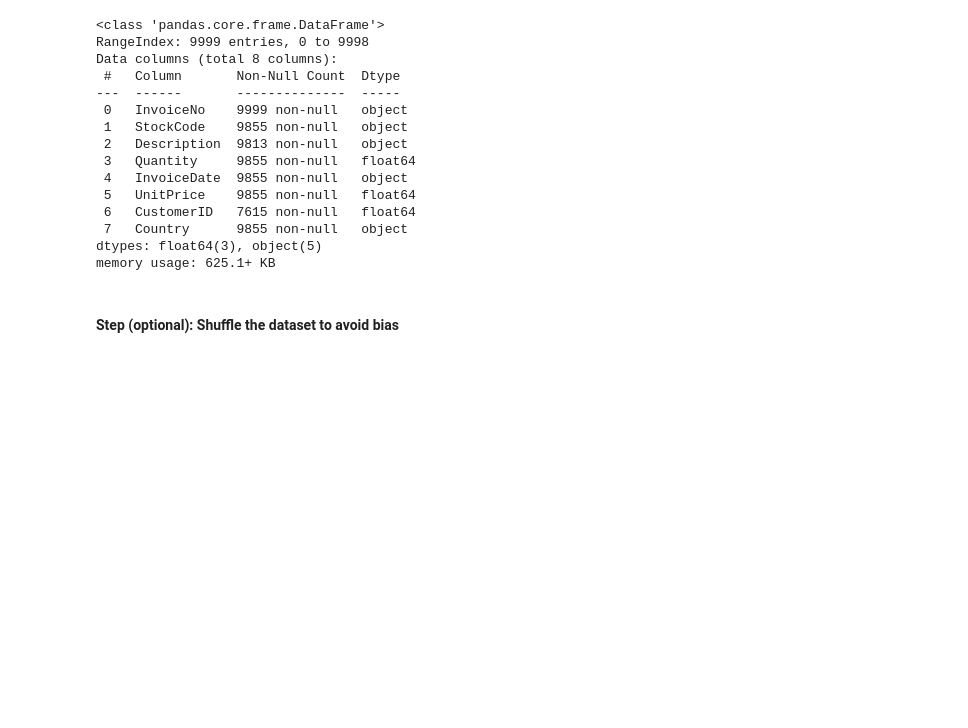
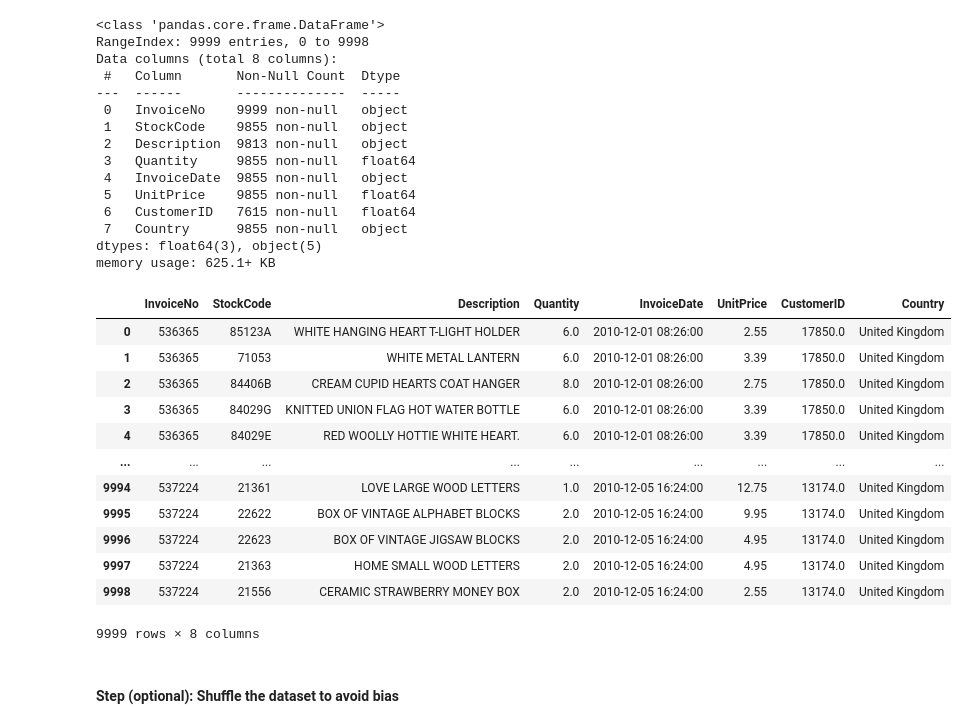
Before and after one commit to Rahafzsh/DataMiningTasks, a Jupyter notebook: Lab10/lab10_LastVersion.ipynb, the cells around one changed output. Cells and saved outputs as stored; diff of their text form; code cells hidden in the pictures; blank space fills up the shorter version.

```diff
--- a/Lab10/lab10_LastVersion.ipynb
+++ b/Lab10/lab10_LastVersion.ipynb
@@ -66,6 +66,22 @@ Data columns (total 8 columns):
  7   Country      9855 non-null   object
 dtypes: float64(3), object(5)
 memory usage: 625.1+ KB
+# %%
+df.astype({"InvoiceNo":"string", "StockCode":"string", "Description":"string", "Country":"string", "InvoiceDate":"datetime64[ns]"})
+# %% [output]
+|  | InvoiceNo | StockCode | Description | Quantity | InvoiceDate | UnitPrice | CustomerID | Country |
+| 0 | 536365 | 85123A | WHITE HANGING HEART T-LIGHT HOLDER | 6.0 | 2010-12-01 08:26:00 | 2.55 | 17850.0 | United Kingdom |
+| 1 | 536365 | 71053 | WHITE METAL LANTERN | 6.0 | 2010-12-01 08:26:00 | 3.39 | 17850.0 | United Kingdom |
+| 2 | 536365 | 84406B | CREAM CUPID HEARTS COAT HANGER | 8.0 | 2010-12-01 08:26:00 | 2.75 | 17850.0 | United Kingdom |
+| 3 | 536365 | 84029G | KNITTED UNION FLAG HOT WATER BOTTLE | 6.0 | 2010-12-01 08:26:00 | 3.39 | 17850.0 | United Kingdom |
+| 4 | 536365 | 84029E | RED WOOLLY HOTTIE WHITE HEART. | 6.0 | 2010-12-01 08:26:00 | 3.39 | 17850.0 | United Kingdom |
+| ... | ... | ... | ... | ... | ... | ... | ... | ... |
+| 9994 | 537224 | 21361 | LOVE LARGE WOOD LETTERS | 1.0 | 2010-12-05 16:24:00 | 12.75 | 13174.0 | United Kingdom |
+| 9995 | 537224 | 22622 | BOX OF VINTAGE ALPHABET BLOCKS | 2.0 | 2010-12-05 16:24:00 | 9.95 | 13174.0 | United Kingdom |
+| 9996 | 537224 | 22623 | BOX OF VINTAGE JIGSAW BLOCKS | 2.0 | 2010-12-05 16:24:00 | 4.95 | 13174.0 | United Kingdom |
+| 9997 | 537224 | 21363 | HOME SMALL WOOD LETTERS | 2.0 | 2010-12-05 16:24:00 | 4.95 | 13174.0 | United Kingdom |
+| 9998 | 537224 | 21556 | CERAMIC STRAWBERRY MONEY BOX | 2.0 | 2010-12-05 16:24:00 | 2.55 | 13174.0 | United Kingdom |
+9999 rows × 8 columns
 # %% [markdown]
 #### Step (optional): Shuffle the dataset to avoid bias
 # %%
```
Also changed, not shown: parts of 4 cells of this notebook.
